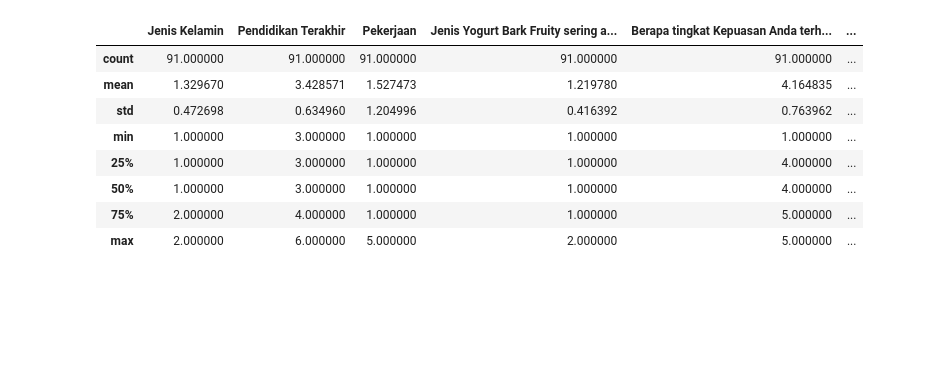
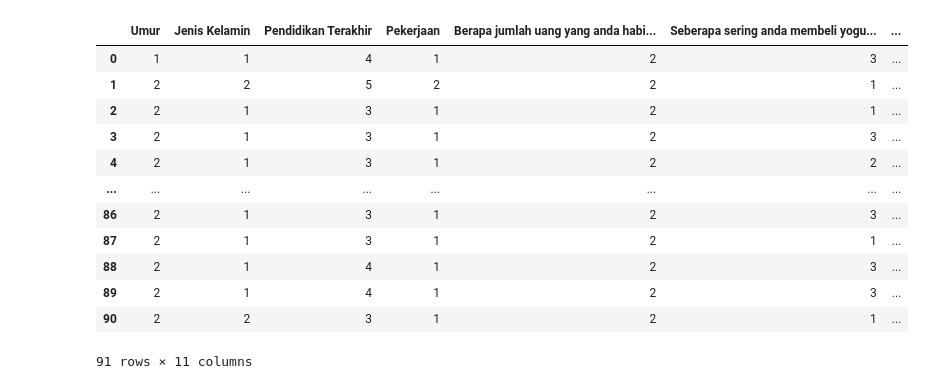
Before and after one commit to KristinBrGultom/Skripsi, a Jupyter notebook: Skripsi.ipynb, the cells around one changed output. Drawn from its saved outputs; the diff is of its cells as text; code cells hidden in the pictures; blank space fills up the shorter version.

```diff
--- a/Skripsi.ipynb
+++ b/Skripsi.ipynb
@@ -4,14 +7,17 @@ import matplotlib.pyplot as plt
 # %%
-dfdp = pd.read_csv('Data Pelanggan.csv',sep=',',engine='python')
+dfdp = pd.read_csv('Data Pelanggan.csv')
+dfdp.head(91)
+# %% [output]
+|  | Umur | Jenis Kelamin | Pendidikan Terakhir | Pekerjaan | Berapa jumlah uang yang anda habi... | Seberapa sering anda membeli yogu... | ... |
+| 0 | 1 | 1 | 4 | 1 | 2 | 3 | ... |
+| 1 | 2 | 2 | 5 | 2 | 2 | 1 | ... |
+| 2 | 2 | 1 | 3 | 1 | 2 | 1 | ... |
+| 3 | 2 | 1 | 3 | 1 | 2 | 3 | ... |
+| 4 | 2 | 1 | 3 | 1 | 2 | 2 | ... |
+| ... | ... | ... | ... | ... | ... | ... | ... |
+| 86 | 2 | 1 | 3 | 1 | 2 | 3 | ... |
+| 87 | 2 | 1 | 3 | 1 | 2 | 1 | ... |
+| 88 | 2 | 1 | 4 | 1 | 2 | 3 | ... |
+| 89 | 2 | 1 | 4 | 1 | 2 | 3 | ... |
+| 90 | 2 | 2 | 3 | 1 | 2 | 1 | ... |
+91 rows × 11 columns
-# %%
-dfdp.describe()
-# %% [output]
-|  | Jenis Kelamin | Pendidikan Terakhir | Pekerjaan | Jenis Yogurt Bark Fruity sering a... | Berapa tingkat Kepuasan Anda terh... | ... |
-| count | 91.000000 | 91.000000 | 91.000000 | 91.000000 | 91.000000 | ... |
-| mean | 1.329670 | 3.428571 | 1.527473 | 1.219780 | 4.164835 | ... |
-| std | 0.472698 | 0.634960 | 1.204996 | 0.416392 | 0.763962 | ... |
-| min | 1.000000 | 3.000000 | 1.000000 | 1.000000 | 1.000000 | ... |
-| 25% | 1.000000 | 3.000000 | 1.000000 | 1.000000 | 4.000000 | ... |
-| 50% | 1.000000 | 3.000000 | 1.000000 | 1.000000 | 4.000000 | ... |
-| 75% | 2.000000 | 4.000000 | 1.000000 | 1.000000 | 5.000000 | ... |
-| max | 2.000000 | 6.000000 | 5.000000 | 2.000000 | 5.000000 | ... |
```
Also changed, not shown: parts of 7 cells of this notebook, 1 other file.
